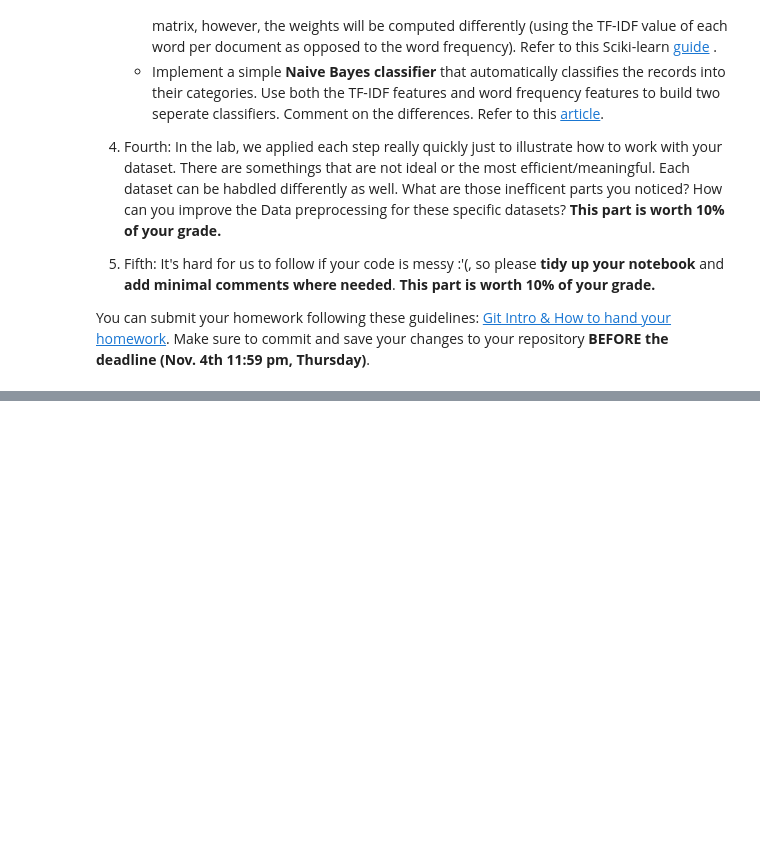
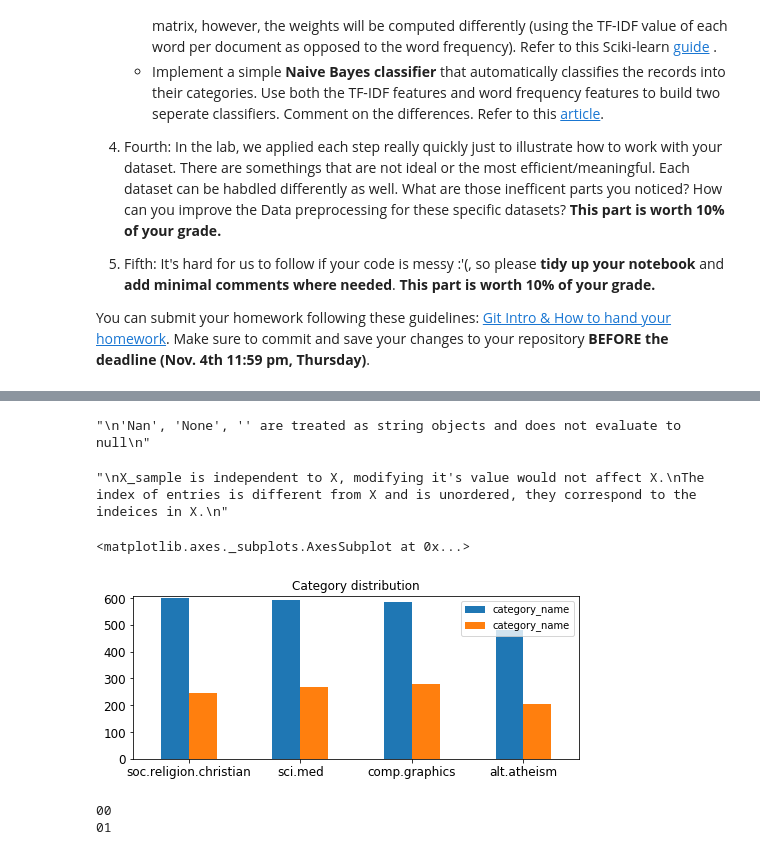
Before and after one commit to yuoriyurica/DM2021-Lab1-Homework, a Jupyter notebook: DM2021-Lab1-Homework.ipynb, the cells around one changed output, grey strips where cells are left out. Cells and saved outputs as stored; diff of their text form; code cells hidden in the pictures; blank space fills up the shorter version.

```diff
--- a/DM2021-Lab1-Homework.ipynb
+++ b/DM2021-Lab1-Homework.ipynb
@@ -35,0 +36,24 @@ You can submit your homework following these guidelines: [Git Intro & How to han
+# %%
+# categories
+categories = ['alt.atheism', 'soc.religion.christian', 'comp.graphics', 'sci.med']
+
+# obtain the documents containing the categories provided
+from sklearn.datasets import fetch_20newsgroups
+
+twenty_train = fetch_20newsgroups(subset='train', categories=categories, \
+                                  shuffle=True, random_state=42)
+
+import pandas as pd
+
+# my functions
+import helpers.data_mining_helpers as dmh
+
+# construct dataframe from a list
+X = pd.DataFrame.from_records(dmh.format_rows(twenty_train), columns= ['text'])
+
+# add category to the dataframe
+X['category'] = twenty_train.target
+
+# add category label also
+X['category_name'] = X.category.apply(lambda t: dmh.format_labels(t, twenty_train))
+X.head()
@@ -35,0 +92,17 @@ You can submit your homework following these guidelines: [Git Intro & How to han
+# %%
+### >>> **Exercise 5 (take home)**
+'''
+'Nan', 'None', '' are treated as string objects and does not evaluate to null
+'''
+# %% [output]
+"\n'Nan', 'None', '' are treated as string objects and does not evaluate to null\n"
+# %%
+X_sample = X.sample(n=1000) #random state
+# %%
+### >>> Exercise 6 (take home):
+'''
+X_sample is independent to X, modifying it's value would not affect X.
+The index of entries is different from X and is unordered, they correspond to the indeices in X.
+'''
+# %% [output]
+"\nX_sample is independent to X, modifying it's value would not affect X.\nThe index of entries is different from X and is unordered, they correspond to the indeices in X.\n"
@@ -35,0 +112,13 @@ You can submit your homework following these guidelines: [Git Intro & How to han
+# %%
+### >>> **Exercise 8 (take home):**
+upper_bound = max(X.category_name.value_counts()) + 10
+
+# plot barchart for X_sample
+pd.concat((X.category_name.value_counts(), X_sample.category_name.value_counts()), axis=1, sort=False).plot(kind = 'bar',
+                                           legend=True,
+                                           title = 'Category distribution',
+                                           ylim = [0, upper_bound],
+                                           rot = 0, fontsize = 12, figsize = (8,3))
+# %% [output]
+<matplotlib.axes._subplots.AxesSubplot at 0x...>
+[figure, added]
@@ -35,0 +130,10 @@ You can submit your homework following these guidelines: [Git Intro & How to han
+# %%
+### **>>> Exercise 10 (take home):**
+import numpy as np
+
+loc = X_counts[4, 0:100].toarray()[0]
+for ones in np.where(loc == 1)[0]:
+    print(count_vect.get_feature_names()[ones])
+# %% [output]
+00
+01
```
Also changed, not shown: parts of 26 cells of this notebook, 6 other files.
